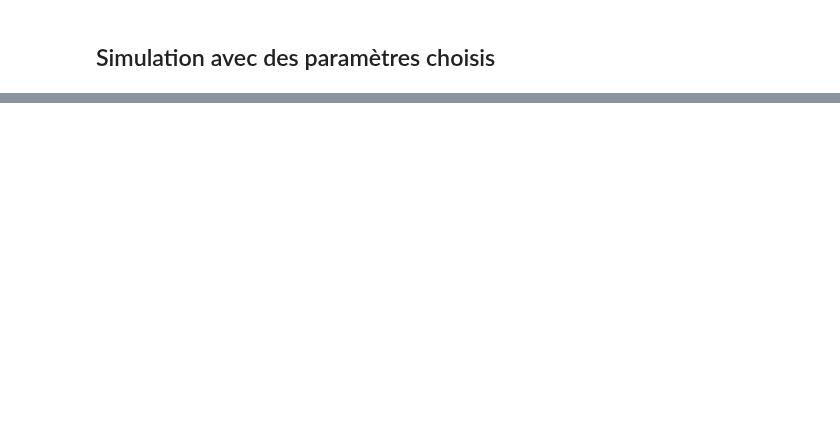
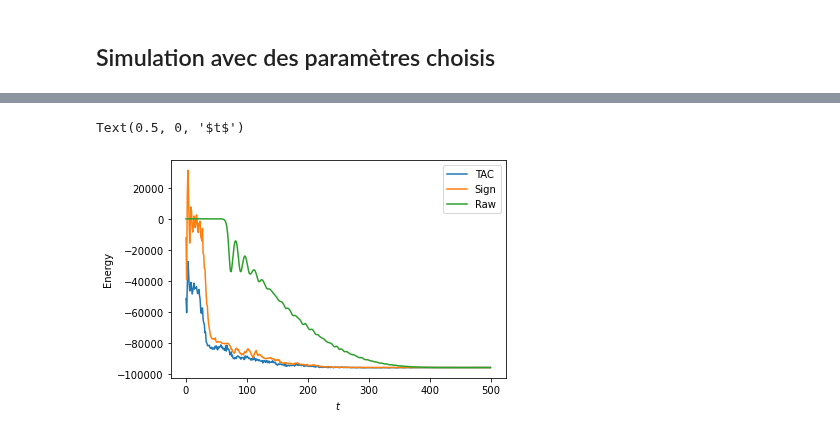
Before and after one commit to NESRINE202/SB_Algorithm_applications, a Jupyter notebook: example_notebook.ipynb, the cells around one changed output, grey strips where cells are left out. Saved outputs shown, nothing was run; the diff lists cells and outputs as text; code cells hidden in the pictures; blank space fills up the shorter version.

```diff
--- a/example_notebook.ipynb
+++ b/example_notebook.ipynb
@@ -42,0 +150,8 @@ states, energies, last_states, last_energies = manager.run_simulation()
+# %%
+def compute_forces(positions):
+    #-------- Gradient of the potential energy --------
+    forces = -np.dot(J, positions.T).T
+
+    return forces
+    #-------- For CIM amplitude dynamics --------
+    # forces += (-1 + self.pumping_rate(t) - np.square(positions)) * positions
@@ -42,0 +234,6 @@ states, energies, last_states, last_energies = manager.run_simulation()
+# %%
+def compute_energies(positions):
+        signed_positions = np.where(positions > 0, 1, -1)
+        current_energies = np.sum(signed_positions @ J * signed_positions, axis=1) + H @ signed_positions.T
+
+        return current_energies
@@ -42,0 +252,12 @@ states, energies, last_states, last_energies = manager.run_simulation()
+# %%
+plt.plot(TACed_energies[:, 0][:]);
+plt.plot(singed_energies[:, 0][:]);
+plt.plot(energies[0, :][:]);
+plt.legend(['TAC', 'Sign', 'Raw'])
+# plt.title("Impact of early stoping techniques on the system energies")
+plt.ylabel("Energy")
+plt.xlabel("$t$")
+# plt.savefig('figures/early_stoping_CIM_normal.png', dpi=1200)
+# %% [output]
+Text(0.5, 0, '$t$')
+[figure, added]
```
Also changed, not shown: parts of 52 cells of this notebook, 22 other files.
